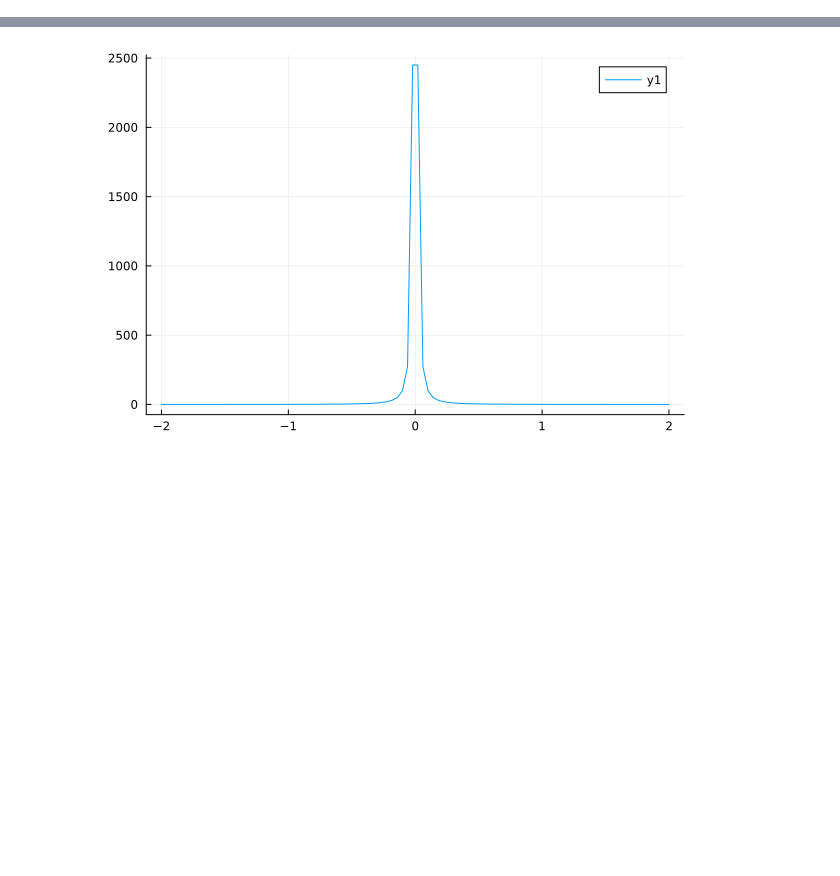
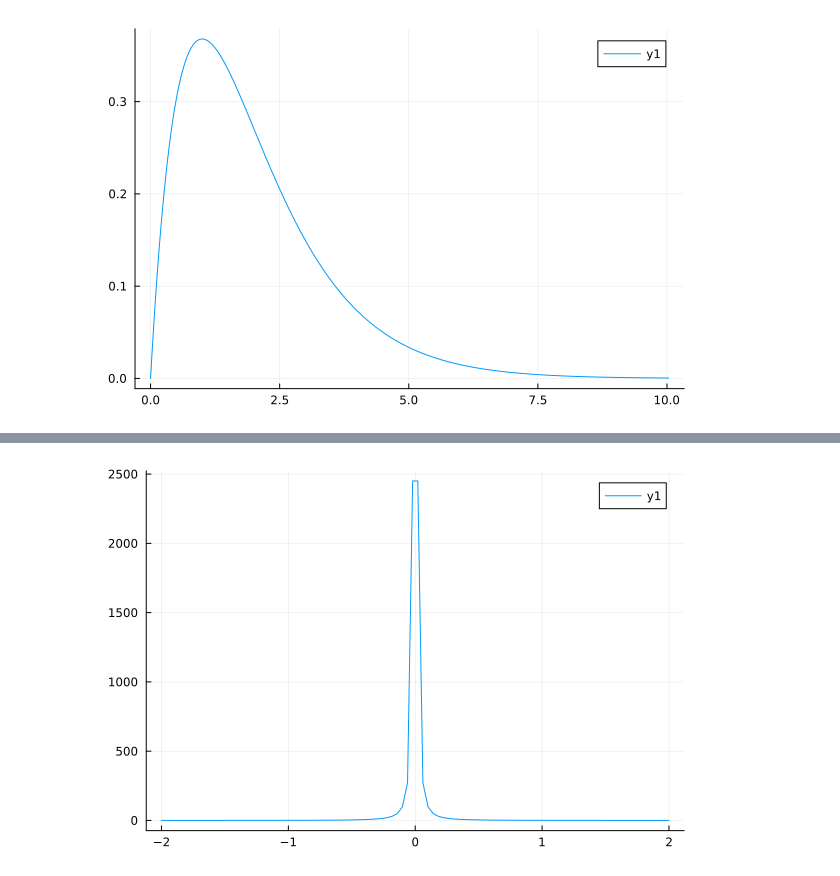
Before and after one commit to zeledon14/neutral_atom_solver, a Jupyter notebook: dev.ipynb, the cells around one changed output, grey strips where cells are left out. Saved outputs shown, nothing was run; the diff lists cells and outputs as text; code cells hidden in the pictures; blank space fills up the shorter version.

```diff
--- a/dev.ipynb
+++ b/dev.ipynb
@@ -24,0 +50,4 @@ v_harm= Potentials.harmoic_oscilator_potential(w, m, unif_grid);
+# %%
+plot(expo_grid, u_s1_hydr)
+# %% [output]
+[figure, added]
```
Also changed, not shown: parts of 15 cells of this notebook, 10 other files.
